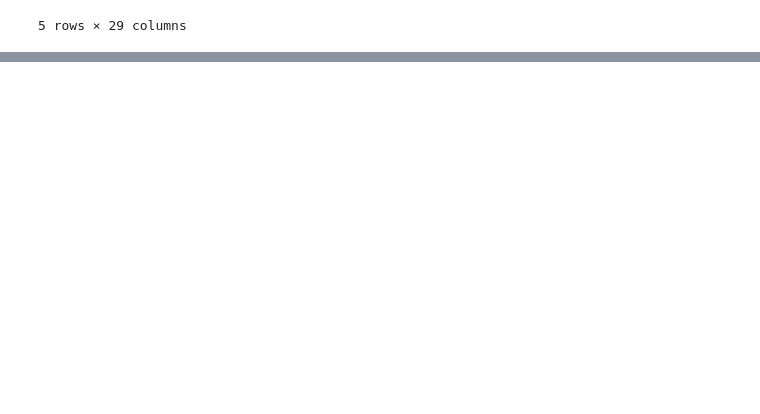
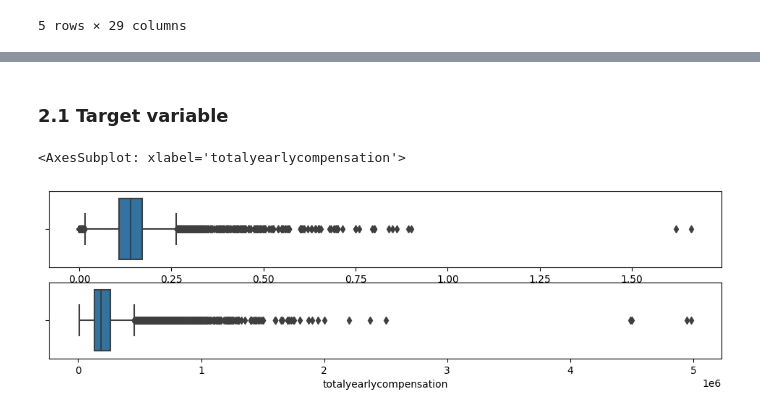
Before and after one commit to djtom98/compDSfinal, a Jupyter notebook: model001.ipynb, the cells around one changed output, grey strips where cells are left out. Cells and saved outputs as stored; diff of their text form; code cells hidden in the pictures; blank space fills up the shorter version.

```diff
--- a/model001.ipynb
+++ b/model001.ipynb
@@ -23,0 +58,14 @@ df.head()
+# %%
+#fixing the datatype
+df= dfsource.infer_objects()
+df['timestamp']= pd.to_datetime(df['timestamp'])
+df['basesalary']=df.basesalary.astype(str).astype(float)
+df['totalyearlycompensation']=df['totalyearlycompensation'].astype(str).astype(float)
+df['yearsofexperience']=df.yearsofexperience.astype(float)
+df['yearsatcompany']=df.yearsatcompany.astype(float)
+# %%
+# read data
+df_full =df
+print(df_full.shape)
+
+df_full.sample(5).T
@@ -23,0 +118,4 @@ df.head()
+# %%
+# remove not useful columns
+df = df_full.drop(df_full.iloc[:, 13:27], axis=1)
+df.head()
@@ -23,0 +135,12 @@ df.head()
+# %%
+#Drop rows in columns which NAs are very few and so dropping the whole row doesn't remove that much information from the data
+df = df.dropna(subset=['company', 'level','tag'])
+# %% [markdown]
+### 2.1 Target variable
+# %%
+fig, ax = plt.subplots(nrows = 2, figsize = (12,3))
+sns.boxplot(x=df['basesalary'], ax = ax[0])
+sns.boxplot(x=df['totalyearlycompensation'], ax = ax[1])
+# %% [output]
+<AxesSubplot: xlabel='totalyearlycompensation'>
+[figure, added]
```
Also changed, not shown: parts of 58 cells of this notebook, 2 other files.
